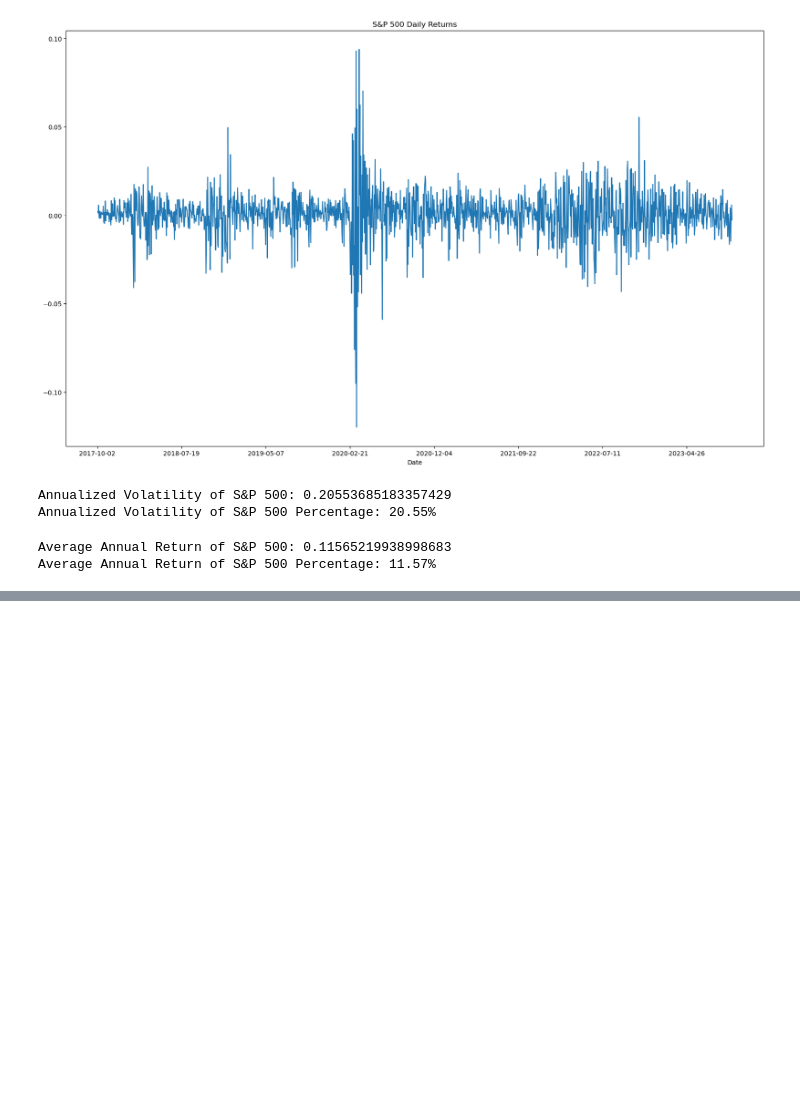
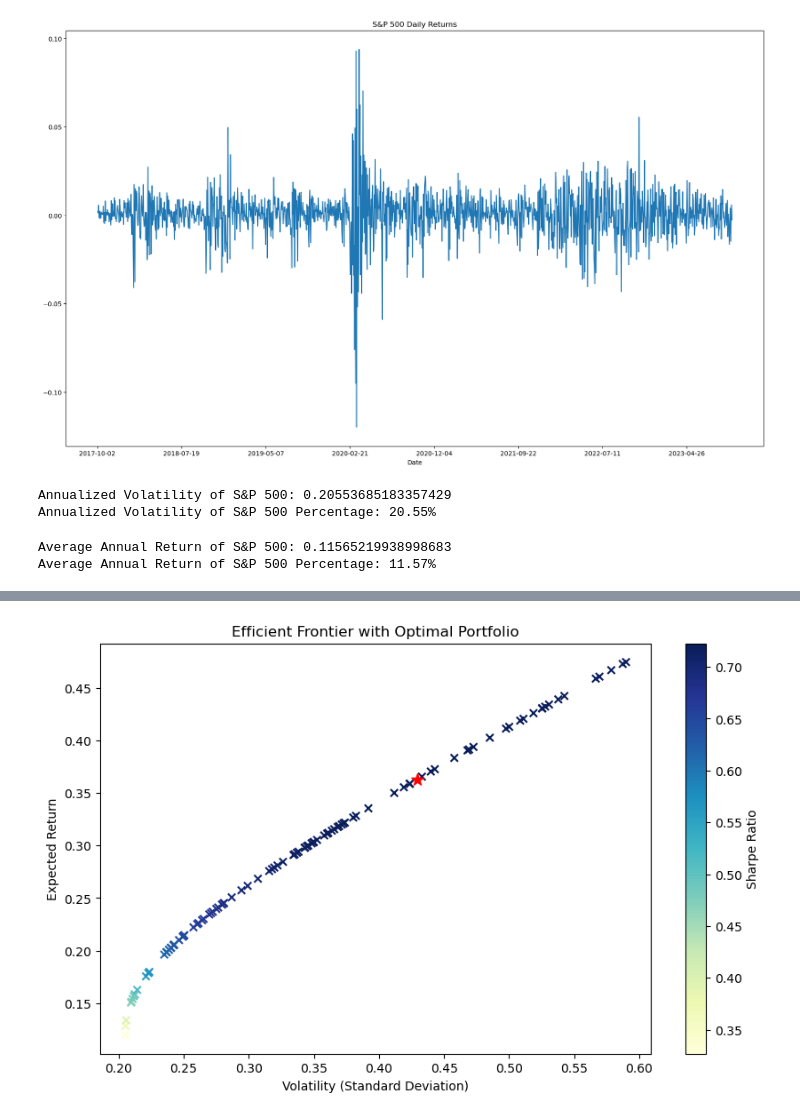
Before and after one commit to wangui-monicah/bitcoin-linearAlgebra, a Jupyter notebook: getBTCData.ipynb, the cells around one changed output, grey strips where cells are left out. Drawn from its saved outputs; the diff is of its cells as text; code cells hidden in the pictures; blank space fills up the shorter version.

```diff
--- a/getBTCData.ipynb
+++ b/getBTCData.ipynb
@@ -225,0 +330,50 @@ Average Annual Return of S&P 500 Percentage: 11.57%
+# %%
+# Define your expected returns, standard deviations, and correlation
+returns = np.array([0.4851, 0.1157])  # Bitcoin, S&P 500
+volatility = np.array([0.6055, 0.2055])  # Bitcoin, S&P 500
+correlation = 0.283004  # Replace with your actual data
+cov_matrix = np.outer(volatility, volatility) * np.array([[1, correlation], [correlation, 1]])
+
+# Function to calculate portfolio return and volatility
+def get_portfolio_metrics(weights, returns, cov_matrix):
+    p_return = np.dot(weights, returns)
+    p_volatility = np.sqrt(np.dot(weights.T, np.dot(cov_matrix, weights)))
+    return p_return, p_volatility
+
+# Function to minimize (negative Sharpe Ratio)
+def neg_sharpe(weights, returns, cov_matrix, risk_free_rate):
+    p_return, p_volatility = get_portfolio_metrics(weights, returns, cov_matrix)
+    return -(p_return - risk_free_rate) / p_volatility
+
+# Optimization constraints and bounds
+constraints = ({'type': 'eq', 'fun': lambda x: np.sum(x) - 1})
+bounds = ((0, 1), (0, 1))
+risk_free_rate = 0.0526  # Example risk-free rate
+
+# Generate portfolios for the Efficient Frontier
+num_portfolios = 100
+eff_returns = []
+eff_volatilities = []
+
+for i in range(num_portfolios):
+    weights = np.random.random(2)
+    weights /= np.sum(weights)
+    p_return, p_volatility = get_portfolio_metrics(weights, returns, cov_matrix)
+    eff_returns.append(p_return)
+    eff_volatilities.append(p_volatility)
+
+# Find the optimal portfolio for max Sharpe Ratio
+opt_result = minimize(neg_sharpe, [0.5, 0.5], args=(returns, cov_matrix, risk_free_rate), method='SLSQP', bounds=bounds, constraints=constraints)
+opt_return, opt_volatility = get_portfolio_metrics(opt_result.x, returns, cov_matrix)
+
+# Plotting the Efficient Frontier and the Optimal Portfolio
+plt.figure(figsize=(10, 6))
+plt.scatter(eff_volatilities, eff_returns, c=(np.array(eff_returns)-risk_free_rate)/np.array(eff_volatilities), cmap='YlGnBu', marker='x')
+plt.colorbar(label='Sharpe Ratio')
+plt.scatter(opt_volatility, opt_return, color='red', marker='*', s=100)  # Optimal Portfolio
+plt.title('Efficient Frontier with Optimal Portfolio')
+plt.xlabel('Volatility (Standard Deviation)')
+plt.ylabel('Expected Return')
+plt.show()
+# %% [output]
+[figure, added]
```
Also changed, not shown: parts of 4 cells of this notebook.
